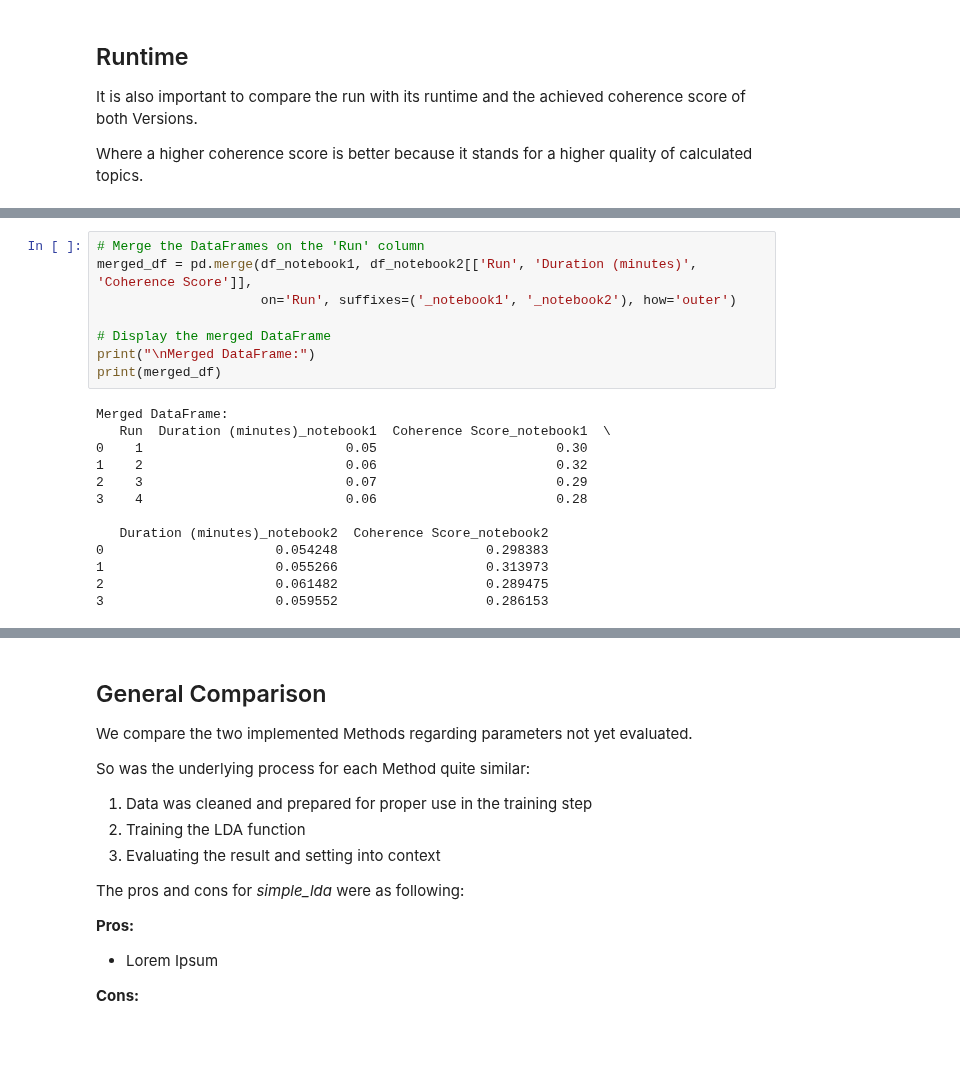
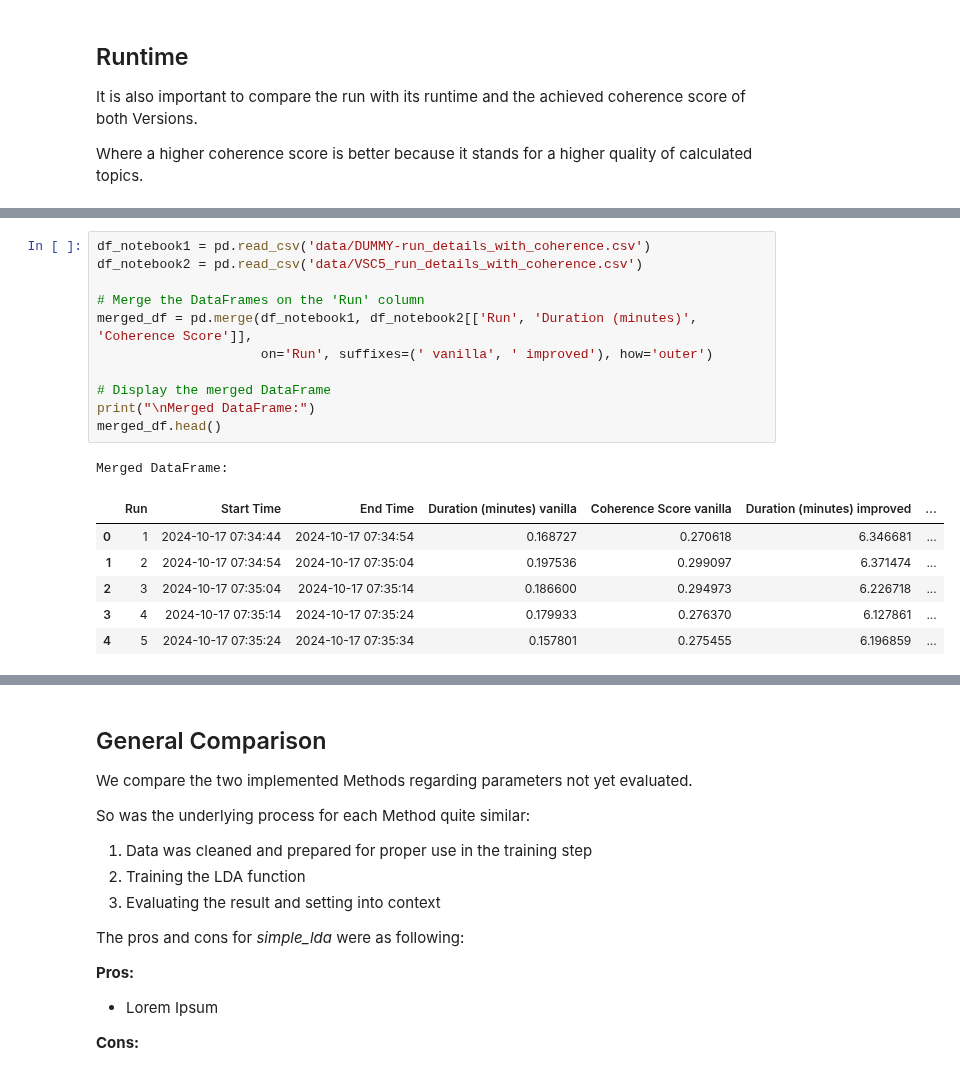
Before and after one commit to NiklasElsaesser/bug-free-fishstick, a Jupyter notebook: Benchmarks&Visualizations.ipynb, the cells around one changed output, grey strips where cells are left out. Drawn from its saved outputs; the diff is of its cells as text; blank space fills up the shorter version.

```diff
--- a/Benchmarks&Visualizations.ipynb
+++ b/Benchmarks&Visualizations.ipynb
@@ -381,24 +314,22 @@ Notebook 2 Data:
 # %%
+df_notebook1 = pd.read_csv('data/DUMMY-run_details_with_coherence.csv')
+df_notebook2 = pd.read_csv('data/VSC5_run_details_with_coherence.csv')
+
 # Merge the DataFrames on the 'Run' column
 merged_df = pd.merge(df_notebook1, df_notebook2[['Run', 'Duration (minutes)', 'Coherence Score']],
-                     on='Run', suffixes=('_notebook1', '_notebook2'), how='outer')
+                     on='Run', suffixes=(' vanilla', ' improved'), how='outer')
 
 # Display the merged DataFrame
 print("\nMerged DataFrame:")
-print(merged_df)
+merged_df.head()
 # %% [output]
 Merged DataFrame:
-   Run  Duration (minutes)_notebook1  Coherence Score_notebook1  \
-0    1                          0.05                       0.30
-1    2                          0.06                       0.32
-2    3                          0.07                       0.29
-3    4                          0.06                       0.28
-
-   Duration (minutes)_notebook2  Coherence Score_notebook2
-0                      0.054248                   0.298383
-1                      0.055266                   0.313973
-2                      0.061482                   0.289475
-3                      0.059552                   0.286153
+|  | Run | Start Time | End Time | Duration (minutes) vanilla | Coherence Score vanilla | Duration (minutes) improved | ... |
+| 0 | 1 | 2024-10-17 07:34:44 | 2024-10-17 07:34:54 | 0.168727 | 0.270618 | 6.346681 | ... |
+| 1 | 2 | 2024-10-17 07:34:54 | 2024-10-17 07:35:04 | 0.197536 | 0.299097 | 6.371474 | ... |
+| 2 | 3 | 2024-10-17 07:35:04 | 2024-10-17 07:35:14 | 0.186600 | 0.294973 | 6.226718 | ... |
+| 3 | 4 | 2024-10-17 07:35:14 | 2024-10-17 07:35:24 | 0.179933 | 0.276370 | 6.127861 | ... |
+| 4 | 5 | 2024-10-17 07:35:24 | 2024-10-17 07:35:34 | 0.157801 | 0.275455 | 6.196859 | ... |
 # %%
 import matplotlib.pyplot as plt
 
```
Also changed, not shown: parts of 25 cells of this notebook.
